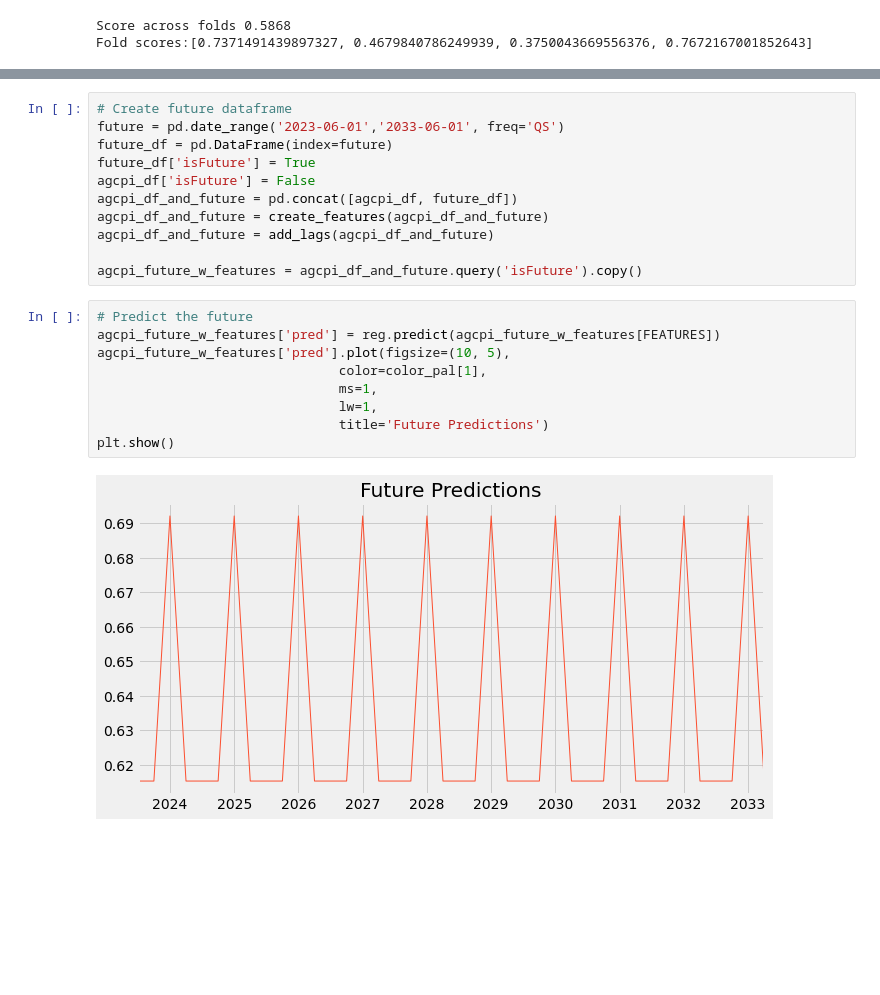
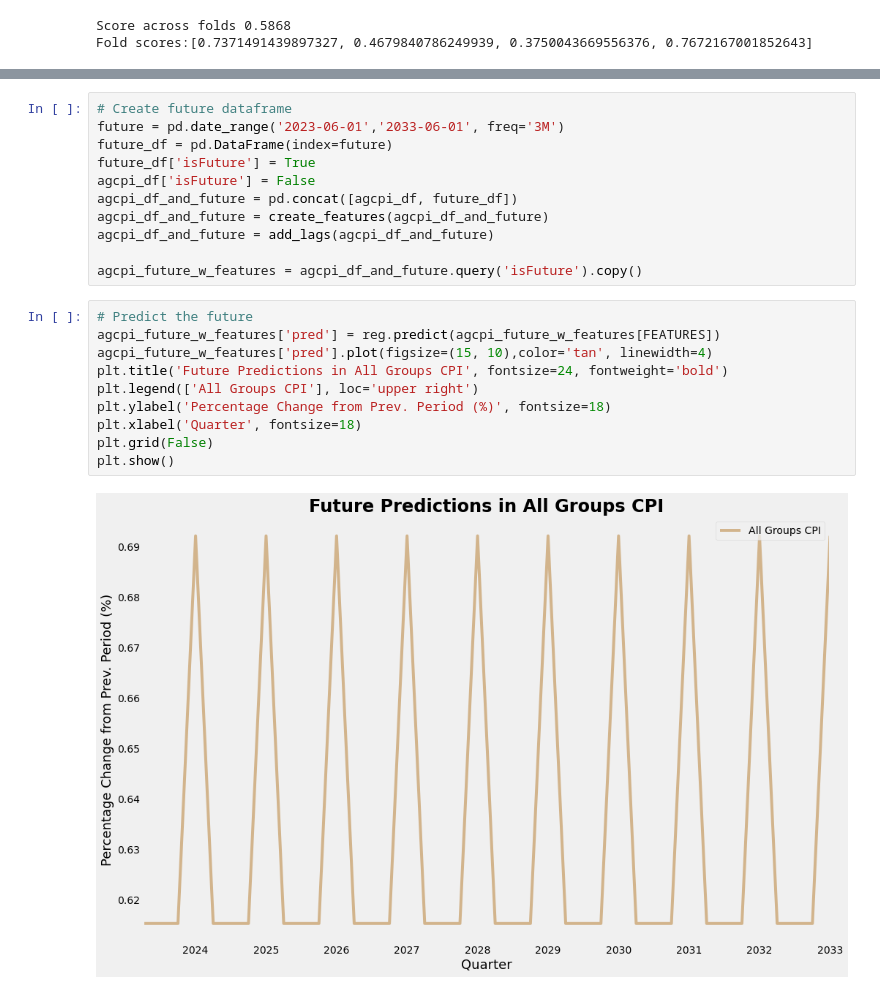
Before and after one commit to mlay0009/fit3164_ds16, a Jupyter notebook: Datasets/Clean Datasets/complex_forecasting.ipynb, the cells around one changed output, grey strips where cells are left out. Drawn from its saved outputs; the diff is of its cells as text; blank space fills up the shorter version.

```diff
--- a/Datasets/Clean Datasets/complex_forecasting.ipynb
+++ b/Datasets/Clean Datasets/complex_forecasting.ipynb
@@ -519,6 +684,6 @@ XGBRegressor(base_score=0.5, booster='gbtree', callbacks=None,
 # %%
 # Create future dataframe
-future = pd.date_range('2023-06-01','2033-06-01', freq='QS')
+future = pd.date_range('2023-06-01','2033-06-01', freq='3M')
 future_df = pd.DataFrame(index=future)
 future_df['isFuture'] = True
 agcpi_df['isFuture'] = False
@@ -530,11 +695,12 @@ agcpi_future_w_features = agcpi_df_and_future.query('isFuture').copy()
 # %%
 # Predict the future
 agcpi_future_w_features['pred'] = reg.predict(agcpi_future_w_features[FEATURES])
-agcpi_future_w_features['pred'].plot(figsize=(10, 5),
-                               color=color_pal[1],
-                               ms=1,
-                               lw=1,
-                               title='Future Predictions')
+agcpi_future_w_features['pred'].plot(figsize=(15, 10),color='tan', linewidth=4)
+plt.title('Future Predictions in All Groups CPI', fontsize=24, fontweight='bold')
+plt.legend(['All Groups CPI'], loc='upper right')
+plt.ylabel('Percentage Change from Prev. Period (%)', fontsize=18)
+plt.xlabel('Quarter', fontsize=18)
+plt.grid(False)
 plt.show()
 # %% [output]
-[figure, old version]
+[figure, new version]
```
Also changed, not shown: parts of 13 cells of this notebook, 1 other file.
